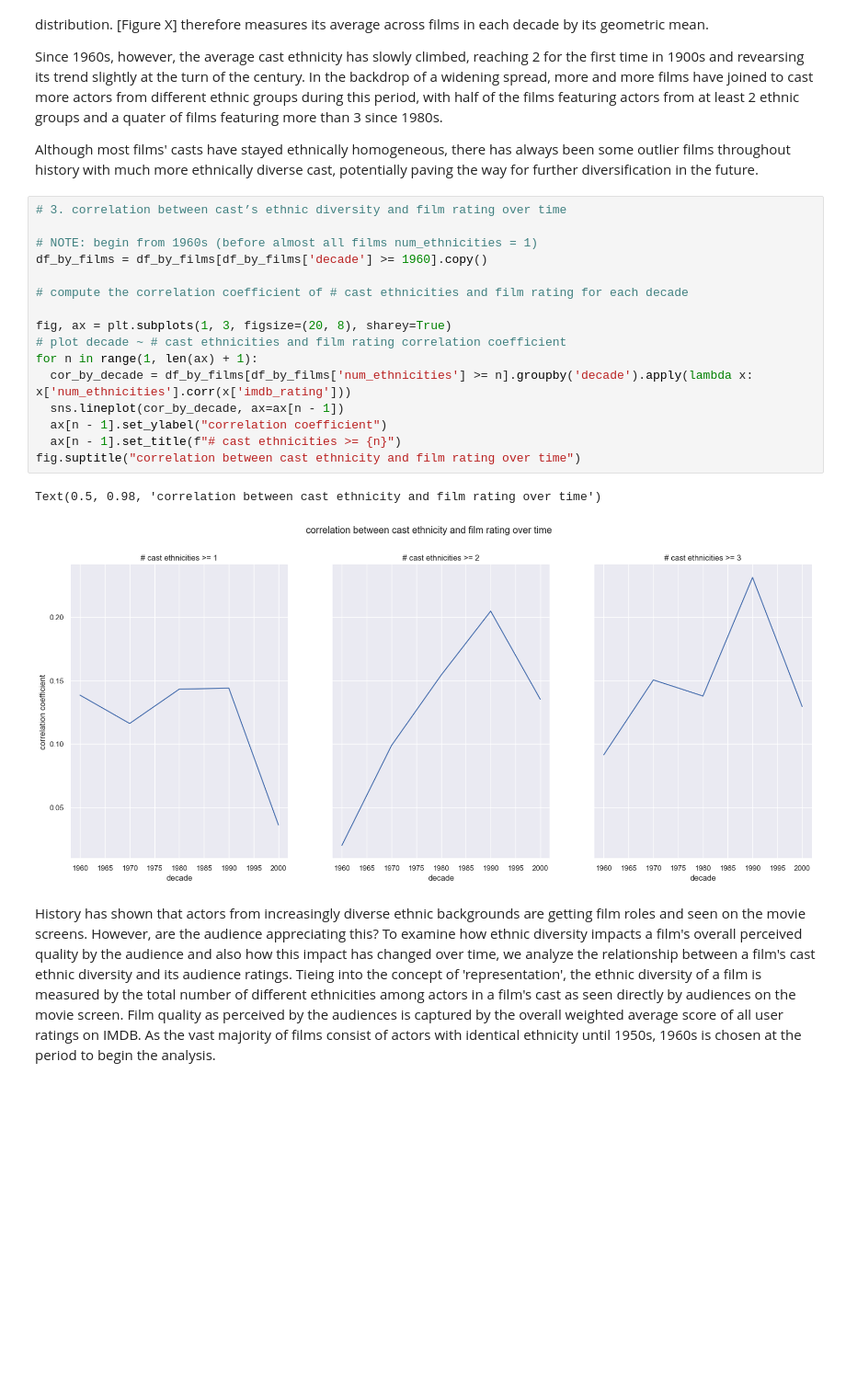
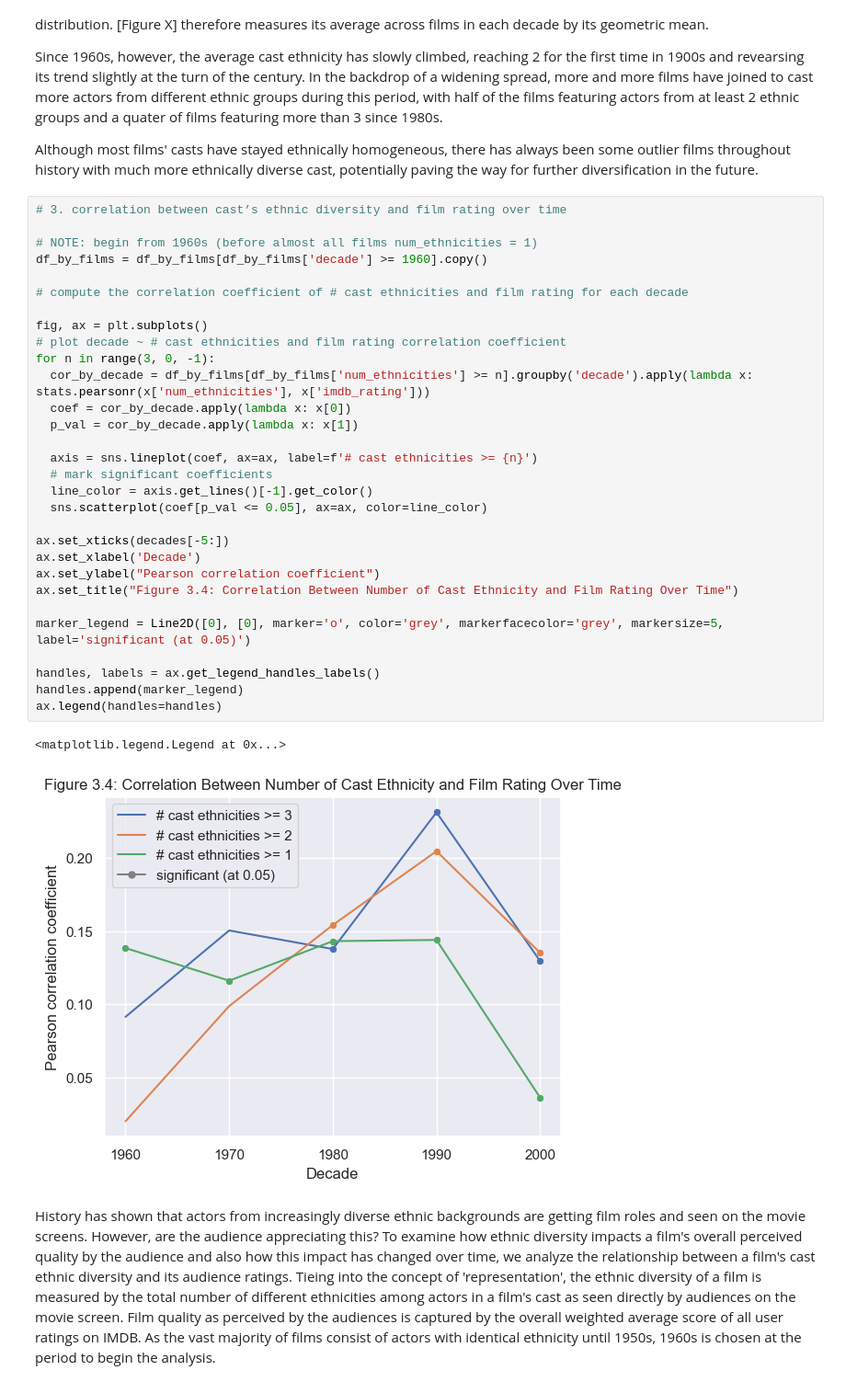
Before and after one commit to epfl-ada/ada-2023-project-zalix, a Jupyter notebook: zach_m3.ipynb, the cells around one changed output. Shown at 92% size. Saved outputs shown, nothing was run; the diff lists cells and outputs as text; blank space fills up the shorter version.

```diff
--- a/zach_m3.ipynb
+++ b/zach_m3.ipynb
@@ -103,22 +123,36 @@ Although most films' casts have stayed ethnically homogeneous, there has always
 # %%
 # 3. correlation between cast’s ethnic diversity and film rating over time
 
 # NOTE: begin from 1960s (before almost all films num_ethnicities = 1)
 df_by_films = df_by_films[df_by_films['decade'] >= 1960].copy()
 
 # compute the correlation coefficient of # cast ethnicities and film rating for each decade
 
-fig, ax = plt.subplots(1, 3, figsize=(20, 8), sharey=True)
+fig, ax = plt.subplots()
 # plot decade ~ # cast ethnicities and film rating correlation coefficient
-for n in range(1, len(ax) + 1):
-  cor_by_decade = df_by_films[df_by_films['num_ethnicities'] >= n].groupby('decade').apply(lambda x: x['num_ethnicities'].corr(x['imdb_rating']))
-  sns.lineplot(cor_by_decade, ax=ax[n - 1])
-  ax[n - 1].set_ylabel("correlation coefficient")
-  ax[n - 1].set_title(f"# cast ethnicities >= {n}")
-fig.suptitle("correlation between cast ethnicity and film rating over time")
+for n in range(3, 0, -1):
+  cor_by_decade = df_by_films[df_by_films['num_ethnicities'] >= n].groupby('decade').apply(lambda x: stats.pearsonr(x['num_ethnicities'], x['imdb_rating']))
+  coef = cor_by_decade.apply(lambda x: x[0])
+  p_val = cor_by_decade.apply(lambda x: x[1])
+
+  axis = sns.lineplot(coef, ax=ax, label=f'# cast ethnicities >= {n}')
+  # mark significant coefficients
+  line_color = axis.get_lines()[-1].get_color()
+  sns.scatterplot(coef[p_val <= 0.05], ax=ax, color=line_color)
+
+ax.set_xticks(decades[-5:])
+ax.set_xlabel('Decade')
+ax.set_ylabel("Pearson correlation coefficient")
+ax.set_title("Figure 3.4: Correlation Between Number of Cast Ethnicity and Film Rating Over Time")
+
+marker_legend = Line2D([0], [0], marker='o', color='grey', markerfacecolor='grey', markersize=5, label='significant (at 0.05)')
+
+handles, labels = ax.get_legend_handles_labels()
+handles.append(marker_legend)
+ax.legend(handles=handles)
 # %% [output]
-Text(0.5, 0.98, 'correlation between cast ethnicity and film rating over time')
+<matplotlib.legend.Legend at 0x...>
-[figure, old version]
+[figure, new version]
 # %% [markdown]
 <!-- correlation: more ethnically diverse films more well-received/higher rating
     - [ ] ethnic diversity associated/appreciated more?
```
Also changed, not shown: parts of 7 cells of this notebook, 2 other files.
